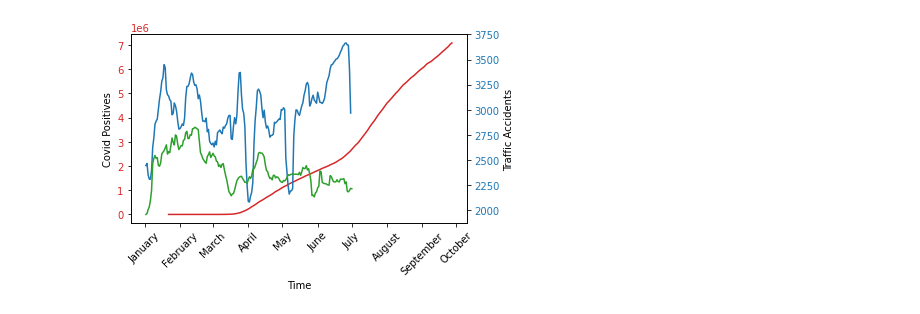
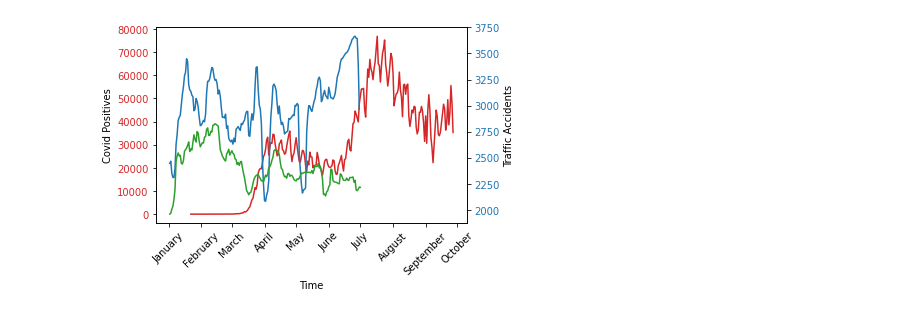
Before and after one commit to nesattorney/BED2056-project, a Jupyter notebook: project.ipynb, the cells around one changed output. Cells and saved outputs as stored; diff of their text form; code cells hidden in the pictures.

Commit message:
Add non cumulative covid for contry

```diff
--- a/project.ipynb
+++ b/project.ipynb
@@ -60,3 +60,26 @@ def get_daily_covid_state(state):
     covid_none_cumulative.reverse()
 
     return covid_none_cumulative
+# %%
+def get_daily_covid_contry():
+
+    covid_all = covid_all_data
+
+    covid_cumulative = []
+
+    # Iterate each covide positives
+    for row in covid_all['positive']:
+        covid_cumulative.insert(0, row)
+
+    covid_none_cumulative = []
+
+    covid_none_cumulative.append(covid_cumulative[0])
+    for i in range(1, len(covid_cumulative)):
+        new_cases = covid_cumulative[i] - covid_cumulative[i-1]
+        covid_none_cumulative.append(new_cases)
+
+    covid_none_cumulative.reverse()
+
+    return covid_none_cumulative
+
+print(get_daily_covid_contry())
@@ -189,37 +214,38 @@ def plot_covid_country(moving_avg_window):
     # Plot covid cases
     dates_covid = covid_all['date']
     positives = covid_all['positive']
+    positives = get_daily_covid_contry()
 
     color = 'tab:red'
     ax1.set_xlabel('Time')
     ax1.set_ylabel('Covid Positives')
     ax1.plot(dates_covid, positives, color=color)
     ax1.tick_params(axis='y', labelcolor=color)
 
     ax2 = ax1.twinx() # Instantiate a second axes that shares the same x-axis
 
     # Plot traffic accidents 2020
     dates_traffic = all_traffic_data_2020['date']
     accidents = all_traffic_data_2020['count']
 
     color = 'tab:blue'
     ax2.set_ylabel('Traffic Accidents')
     ax2.plot(dates_traffic, accidents, color=color)
     ax2.tick_params(axis='y', labelcolor=color)
     ax2.set_xticklabels(['January', 'February', 'March', 'April', 'May', 'June', 'July', 'August', 'September', 'October', 'November'])
 
     # Plot traffic accidents 2019
     dates_traffic = all_traffic_data_2019['date']
     accidents = all_traffic_data_2019['count']
 
     color = 'tab:green'
     ax2.plot(dates_traffic, accidents, color=color)
 
 
     # Show figure
     fig.tight_layout()
     plt.show()
 
 plot_covid_country(7)
 # %% [output]
-[figure, old version]
+[figure, new version]
```
Also changed, not shown: parts of 2 cells of this notebook.
